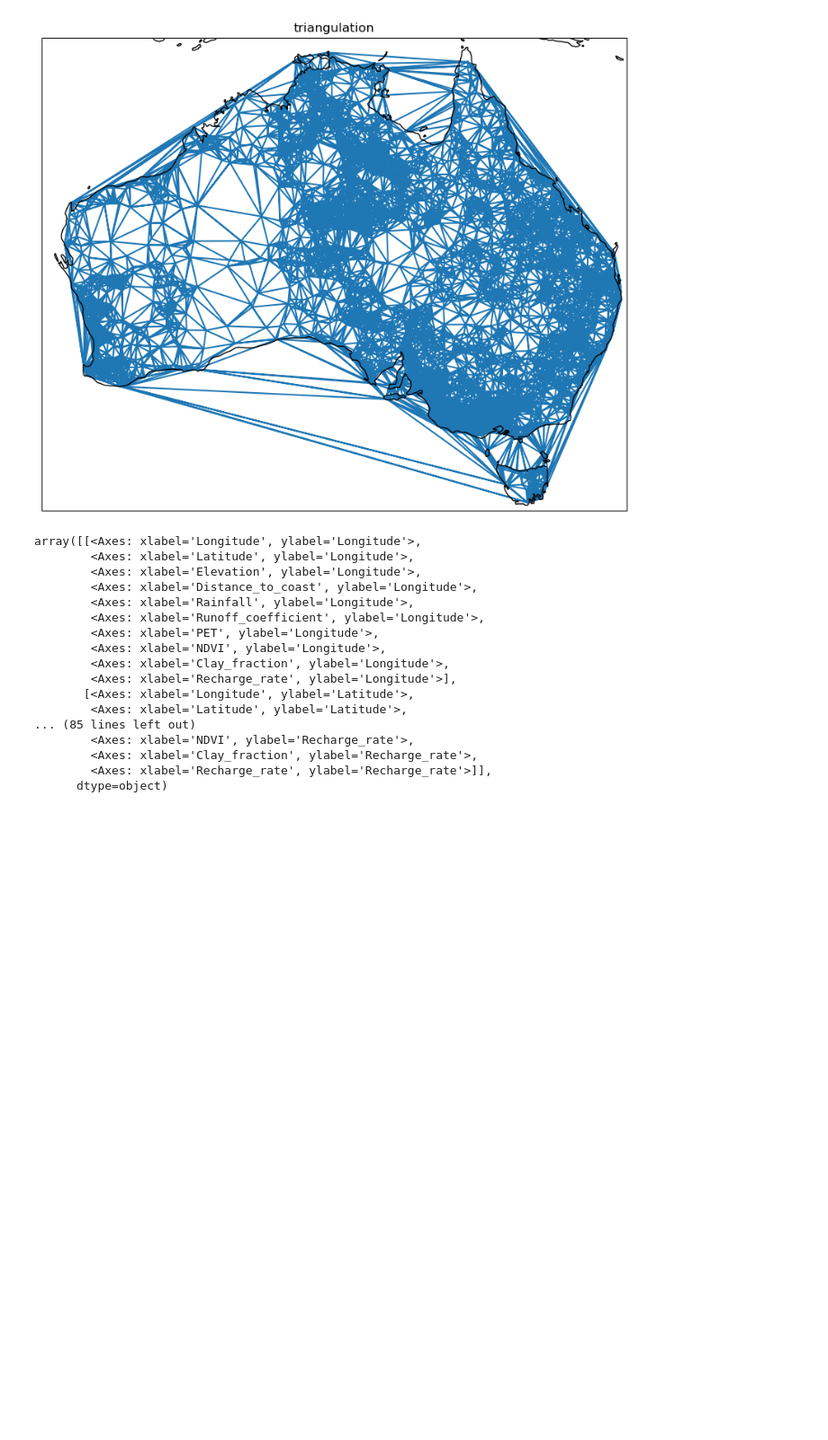
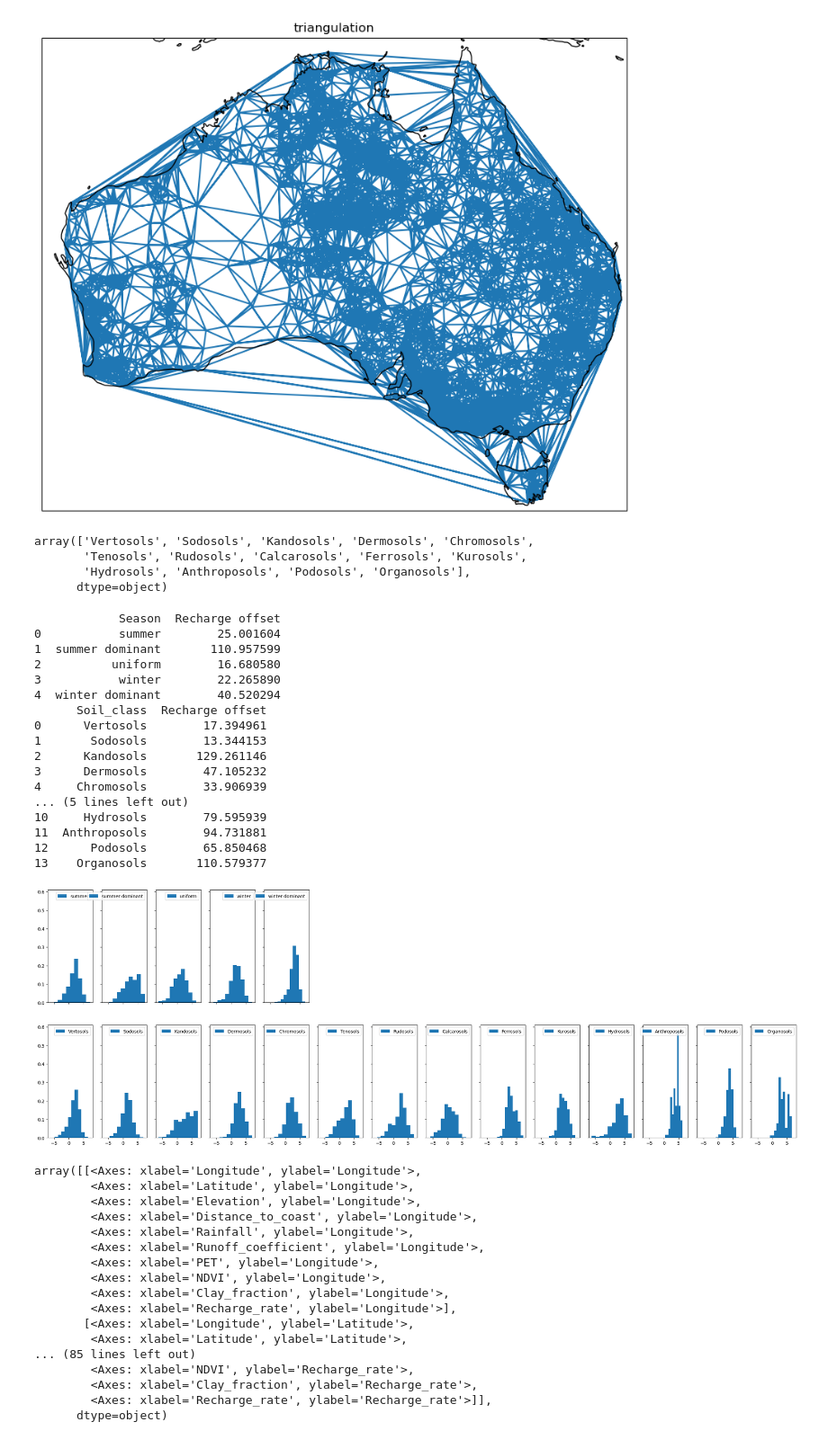
Before and after one commit to Matei-Stoica-Uni/Capstone-Case-Study---Australia, a Jupyter notebook: AUS_gw_recharge_capstonecasestudy.ipynb, the cells around one changed output. Shown at 90% size. Drawn from its saved outputs; the diff is of its cells as text; code cells hidden in the pictures; blank space fills up the shorter version.

```diff
--- a/AUS_gw_recharge_capstonecasestudy.ipynb
+++ b/AUS_gw_recharge_capstonecasestudy.ipynb
@@ -165,7 +165,84 @@ plt.show()
  [31662 31712 31658]]
 [figure]
 # %%
+
 boredata_nostr= boredata.drop(labels=['Bore_ID', 'Seasonal_rainfall_zone', 'State', 'Soil_class'], axis=1)
+
+boredata_str = boredata.drop(labels=['Bore_ID','State','Longitude', 'Latitude', 'Elevation', 'Distance_to_coast', 'Rainfall', 'Runoff_coefficient', 'PET', 'NDVI', 'Clay_fraction'], axis=1)
+#making the seasonal rainfall zone data more clean. The rainfall data is already included in the rainfall column so that data can be removed and so only the seasonal data is kept.
+boredata_str['Seasonal_rainfall_zone'] = boredata_str['Seasonal_rainfall_zone'].replace({'summer (650 - 1200 mm)': 'summer',
+                                                'arid (summer, less than 350 mm)': 'summer',
+                                                'summer dominant (350 - 650 mm)': 'summer dominant',
+                                                'summer (350 - 650 mm)': 'summer',
+                                                'arid (summer dominant, less than 350 mm)': 'summer dominant',
+                                                'summer dominant (650 - 1200 mm)': 'summer dominant',
+                                                'arid (uniform, less than 250 mm)': 'uniform',
+                                                'summer dominant (more than 1200 mm)': 'summer dominant',
+                                                'summer (more than 1200 mm)': 'summer',
+                                                'winter (more than 800 mm)': 'winter',
+                                                'winter (500 - 800 mm)': 'winter',
+                                                'winter dominant (more than 800 mm)': 'winter dominant',
+                                                'winter (250 - 500 mm)': 'winter',
+                                                'winter dominant (250 - 500 mm)': 'winter dominant',
+                                                'winter dominant (500 - 800 mm)': 'winter dominant',
+                                                'uniform (more than 800 mm)': 'uniform',
+                                                'uniform (500 - 800 mm)': 'uniform',
+                                                'arid (winter, less than 250 mm)': 'winter',
+                                                'arid (winter dominant, less than 250 mm)': 'winter dominant',
+                                                'uniform (250 - 500 mm)': 'uniform'})
+boredata_str['Soil_class'].unique()
+# %% [output]
+array(['Vertosols', 'Sodosols', 'Kandosols', 'Dermosols', 'Chromosols',
+       'Tenosols', 'Rudosols', 'Calcarosols', 'Ferrosols', 'Kurosols',
+       'Hydrosols', 'Anthroposols', 'Podosols', 'Organosols'],
+      dtype=object)
+# %%
+fig, ax = plt.subplots(2,14, figsize=(30,10), sharey=True, sharex=True)
+for axes in ax.flat:
+    axes.set_visible(False)
+
+
+seasonal_recharge_offset = []
+for i, Season in zip(range(len(boredata_str['Seasonal_rainfall_zone'].unique())),boredata_str['Seasonal_rainfall_zone'].unique()):
+    seasonal_boredata = boredata_str[boredata_str['Seasonal_rainfall_zone']==Season]
+    ax[0,i].hist(np.log(seasonal_boredata['Recharge_rate']), label=Season, density=True)
+    ax[0,i].legend()
+    ax[0,i].set_visible(True)
+    seasonal_recharge_offset.append([Season,np.mean(seasonal_boredata['Recharge_rate'])])
+
+seasonal_recharge_offset_summary = pd.DataFrame(seasonal_recharge_offset,columns=['Season', 'Recharge offset'])
+
+
+soil_class_recharge_offset = []
+for i, Soil in zip(range(len(boredata_str['Soil_class'].unique())),boredata_str['Soil_class'].unique()):
+    soil_class_boredata = boredata_str[boredata_str['Soil_class']==Soil]
+    ax[1,i].hist(np.log(soil_class_boredata['Recharge_rate']), label=Soil, density=True)
+    ax[1,i].legend()
+    ax[1,i].set_visible(True)
+    soil_class_recharge_offset.append([Soil,np.mean(soil_class_boredata['Recharge_rate'])])
+
+soil_class_recharge_offset_summary = pd.DataFrame(soil_class_recharge_offset,columns=['Soil_class', 'Recharge offset'])
+print(seasonal_recharge_offset_summary)
+print(soil_class_recharge_offset_summary)
+# %% [output]
+            Season  Recharge offset
+0           summer        25.001604
+1  summer dominant       110.957599
+2          uniform        16.680580
+3           winter        22.265890
+4  winter dominant        40.520294
+      Soil_class  Recharge offset
+0      Vertosols        17.394961
+1       Sodosols        13.344153
+2      Kandosols       129.261146
+3      Dermosols        47.105232
+4     Chromosols        33.906939
+... (5 lines left out)
+10     Hydrosols        79.595939
+11  Anthroposols        94.731881
+12      Podosols        65.850468
+13    Organosols       110.579377
+[figure, added]
 # %%
 pd.plotting.scatter_matrix(boredata_nostr, figsize=(20,20))
 # %% [output]
```
